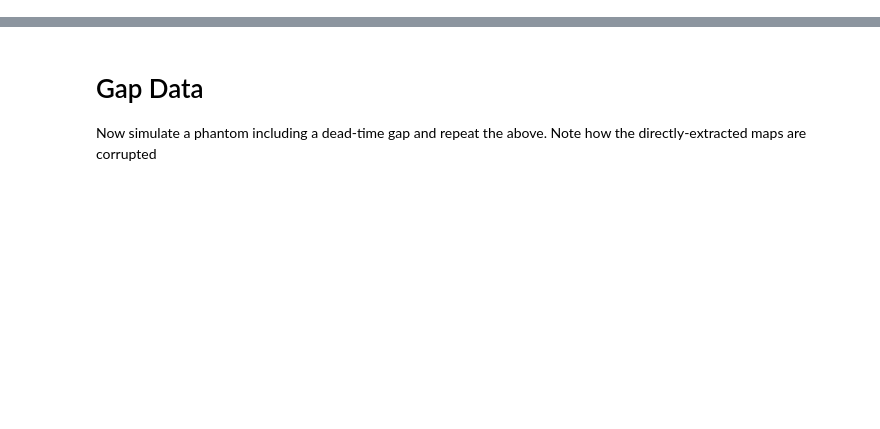
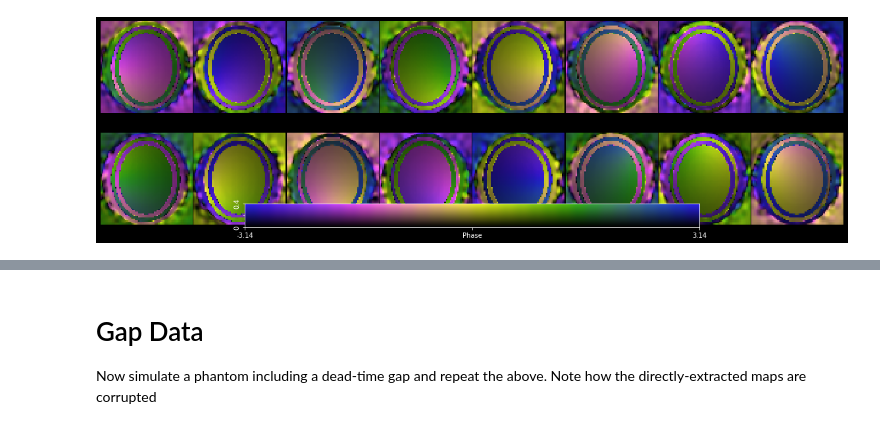
Before and after one commit to spinicist/old-riesling-examples, a Jupyter notebook: espirit.ipynb, the cells around one changed output, grey strips where cells are left out. Drawn from its saved outputs; the diff is of its cells as text; code cells hidden in the pictures; blank space fills up the shorter version.

```diff
--- a/espirit.ipynb
+++ b/espirit.ipynb
@@ -29,0 +21,6 @@ ns.timeseries('gap-espirit-sense-maps.nii', component='mag')
+# %%
+f = ns.sense('full-direct-sense-maps.nii', cols=8, clim=(0,0.4))
+f.savefig('full-direct-sense-maps.png')
+f
+# %% [output]
+[figure, added]
```
Also changed, not shown: parts of 26 cells of this notebook, 1 other file.
